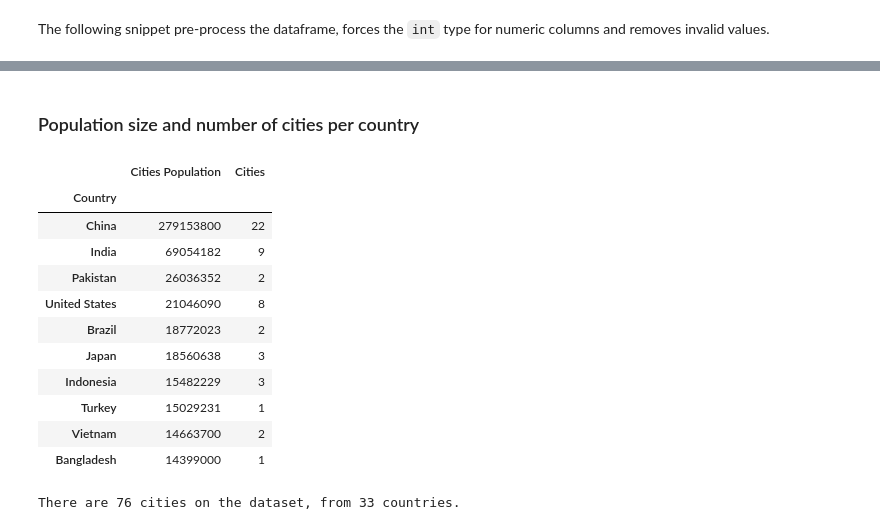
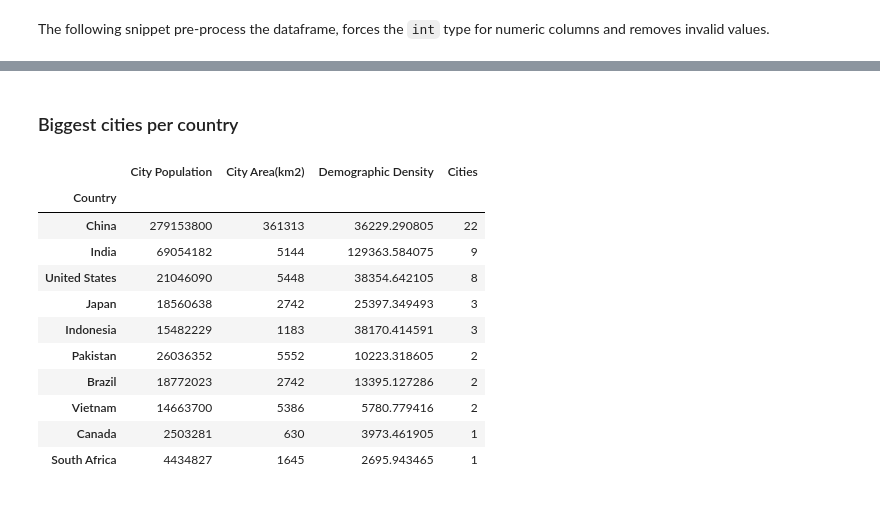
Before and after one commit to thiagobodruk/Coursera_Capstone, a Jupyter notebook: covid-19.ipynb, the cells around one changed output, grey strips where cells are left out. Drawn from its saved outputs; the diff is of its cells as text; code cells hidden in the pictures.

```diff
--- a/covid-19.ipynb
+++ b/covid-19.ipynb
@@ -17,25 +18,26 @@ The following snippet pre-process the dataframe, forces the `int` type for numer
 # %%
 soup_cities = BeautifulSoup(cities_rq.text, 'html.parser')
 table_cities = soup_cities.find_all('table')[1]
-cities_df = pd.read_html(str(table_cities))[0]
+cities = pd.read_html(str(table_cities))[0]
 
 # Removes columns multindex, renames and capitalizes the labels
-cities_df.columns = cities_df.columns.map(' '.join).str.strip(' ')
-cities_df.columns = map(lambda x: string.capwords(x), cities_df.columns)
-cities_df.rename(columns={'City City': 'City', 'Country Country': 'Country', 'Skyline Skyline': 'Skyline','City Proper Definition': 'City Definition', 'City Proper Population': 'City Population', 'City Proper Area(km2)': 'City Area(km2)','Urban Area[9] Population': 'Urban Population','Urban Area[9] Area(km2)': 'Urban Area(km2)', 'Metropolitan Area Area(km2)': 'Metropolitan Area(km2)', 'Metropolitan Area Population': 'Metropolitan Population'}, inplace = True)
+cities.columns = cities.columns.map(' '.join).str.strip(' ')
+cities.columns = map(lambda x: string.capwords(x), cities.columns)
+cities.rename(columns={'City City': 'City', 'Country Country': 'Country', 'Skyline Skyline': 'Skyline','City Proper Definition': 'City Definition', 'City Proper Population': 'City Population', 'City Proper Area(km2)': 'City Area(km2)','Urban Area[9] Population': 'Urban Population','Urban Area[9] Area(km2)': 'Urban Area(km2)', 'Metropolitan Area Area(km2)': 'Metropolitan Area(km2)', 'Metropolitan Area Population': 'Metropolitan Population'}, inplace = True)
 
 # Removes invalid characters from the columns
 for col in ['City Population','City Area(km2)', 'Metropolitan Population','Metropolitan Area(km2)', 'Urban Area(km2)']:
-    cities_df[col] = cities_df[col].str.replace(r'\[[0-9A-Za-z]+\]', '')
+    cities[col] = cities[col].str.replace(r'\[[0-9A-Za-z]+\]', '')
 
 # Process invalid values
-cities_df['Metropolitan Population'].fillna(cities_df['City Population'], inplace=True)
-cities_df['Metropolitan Area(km2)'].fillna(cities_df['City Area(km2)'], inplace=True)
-cities_df.dropna(subset=['City Population'], inplace=True)
-cities_df.drop(columns=['Skyline'], inplace=True)
+cities['Metropolitan Population'].fillna(cities['City Population'], inplace=True)
+cities['Metropolitan Area(km2)'].fillna(cities['City Area(km2)'], inplace=True)
+cities.dropna(subset=['City Population'], inplace=True)
+cities.drop(columns=['Skyline'], inplace=True)
 
 # Forces int type for numeric columns
 for col in ['City Population', 'City Area(km2)', 'Metropolitan Population', 'Metropolitan Area(km2)', 'Urban Area(km2)']:
-    cities_df[col] = cities_df[col].str.replace(',', '').astype(int)
+    cities[col] = cities[col].str.replace(',', '').astype(int)
 
-cities_df = cities_df.sort_values(by='City Population', ascending=False).reset_index(drop=True)
+cities = cities.sort_values(by='City Population', ascending=False).reset_index(drop=True)
+cities['Demographic Density'] = cities['City Population'] / cities['City Area(km2)']
@@ -66,23 +100,20 @@ cities_df.describe(include='all')
 # %% [markdown]
-### Population size and number of cities per country
+### Biggest cities per country
 # %%
-countries = cities_df[['City', 'Country', 'City Population']].groupby('Country').sum().sort_values(by='City Population', ascending=False).rename(columns={'City Population': 'Cities Population'})
-countries['Cities'] = cities_df[['City', 'Country']].groupby('Country').count()
+countries = cities[['City', 'Country', 'City Population','City Area(km2)','Demographic Density']].groupby('Country').sum().sort_values(by='City Population', ascending=False)
+countries['Cities'] = cities[['City', 'Country']].groupby('Country').count()
+countries.sort_values(by='Cities', ascending=False, inplace=True)
 countries.head(10)
 # %% [output]
-|  | Cities Population | Cities |
-| Country |  |  |
-| China | 279153800 | 22 |
-| India | 69054182 | 9 |
-| Pakistan | 26036352 | 2 |
-| United States | 21046090 | 8 |
-| Brazil | 18772023 | 2 |
-| Japan | 18560638 | 3 |
-| Indonesia | 15482229 | 3 |
-| Turkey | 15029231 | 1 |
-| Vietnam | 14663700 | 2 |
-| Bangladesh | 14399000 | 1 |
+|  | City Population | City Area(km2) | Demographic Density | Cities |
+| Country |  |  |  |  |
+| China | 279153800 | 361313 | 36229.290805 | 22 |
+| India | 69054182 | 5144 | 129363.584075 | 9 |
+| United States | 21046090 | 5448 | 38354.642105 | 8 |
+| Japan | 18560638 | 2742 | 25397.349493 | 3 |
+| Indonesia | 15482229 | 1183 | 38170.414591 | 3 |
+| Pakistan | 26036352 | 5552 | 10223.318605 | 2 |
+| Brazil | 18772023 | 2742 | 13395.127286 | 2 |
+| Vietnam | 14663700 | 5386 | 5780.779416 | 2 |
+| Canada | 2503281 | 630 | 3973.461905 | 1 |
+| South Africa | 4434827 | 1645 | 2695.943465 | 1 |
-# %%
-print('There are {} cities on the dataset, from {} countries.'.format(countries['Cities'].sum(), countries['Cities'].count()))
-# %% [output]
-There are 76 cities on the dataset, from 33 countries.
```
Also changed, not shown: parts of 29 cells of this notebook.
